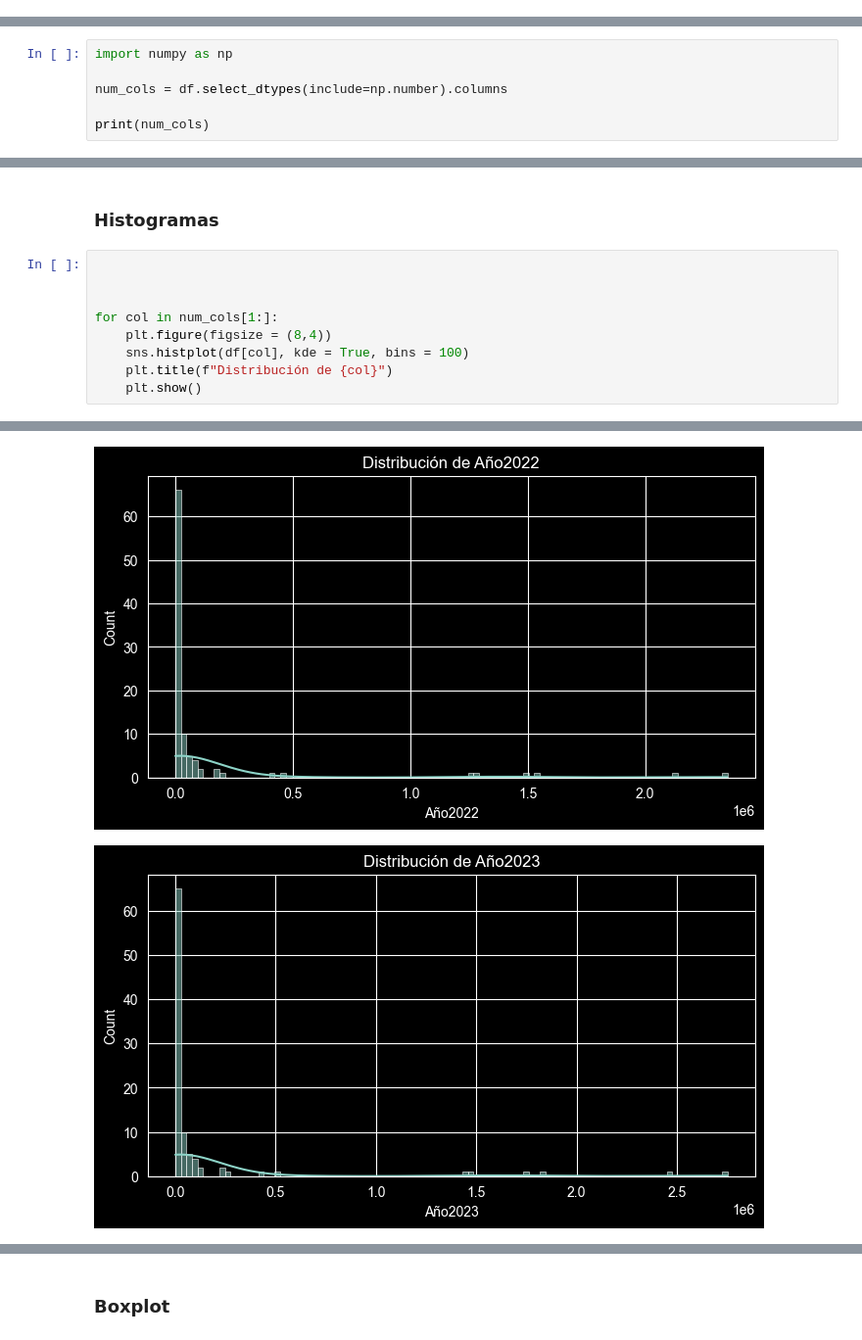
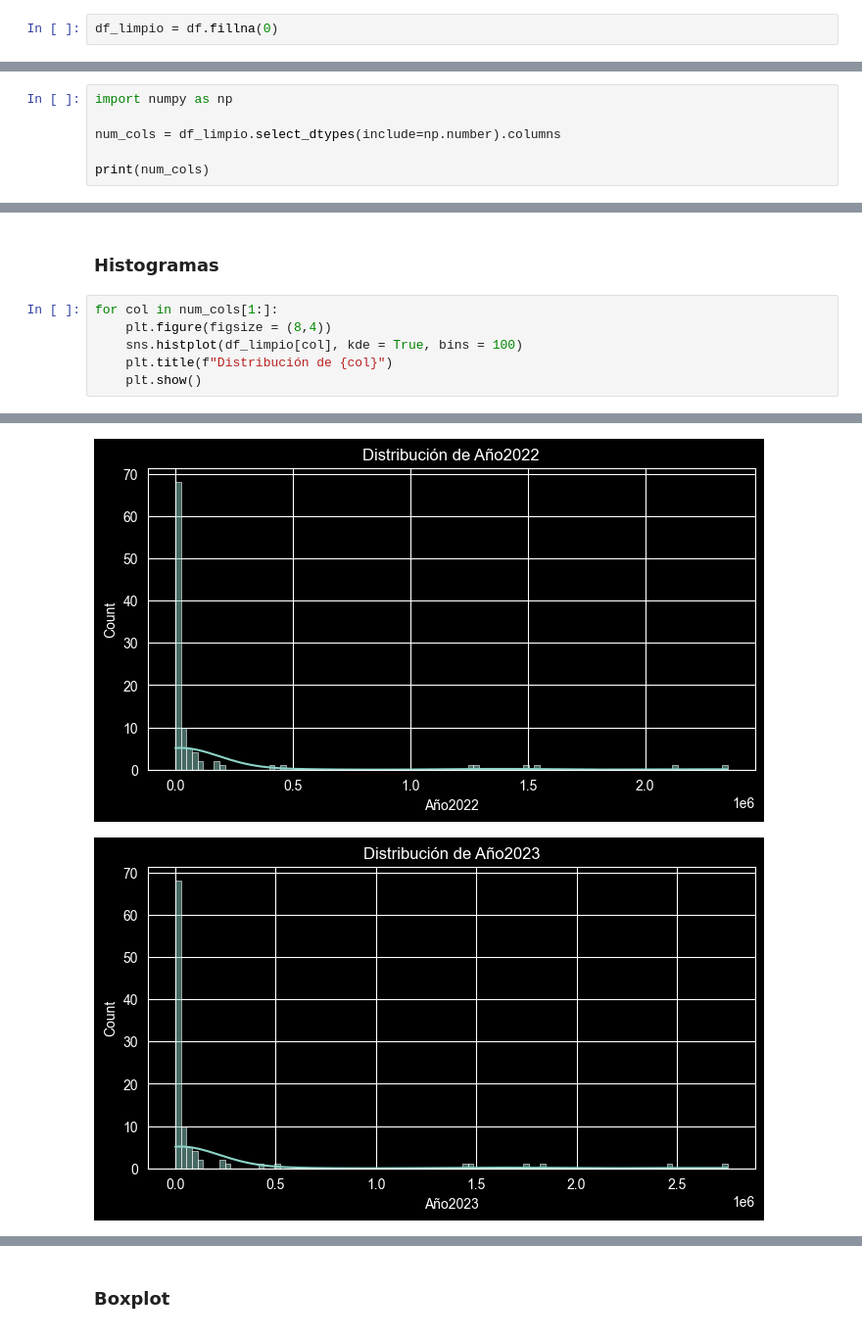
Before and after one commit to MauOrtizC/Proyecto_An-lisis_y_Predicci-n_del_Turismo_en_Costa_Rica, a Jupyter notebook: src/eda/EDA.ipynb, the cells around one changed output, grey strips where cells are left out. Shown at 98% size. Saved outputs shown, nothing was run; the diff lists cells and outputs as text.

```diff
--- a/src/eda/EDA.ipynb
+++ b/src/eda/EDA.ipynb
@@ -79,0 +80,2 @@ dtype: float64
+# %%
+df_limpio = df.fillna(0)
@@ -82,7 +101,7 @@ dtype: float64
 # %%
 import numpy as np
 
-num_cols = df.select_dtypes(include=np.number).columns
+num_cols = df_limpio.select_dtypes(include=np.number).columns
 
 print(num_cols)
 # %% [output]
@@ -92,12 +111,9 @@ Index(['id', 'Año2017', 'Año2018', 'Año2019', 'Año2020', 'Año2021', 'Año20
 # %% [markdown]
 ### Histogramas
 # %%
-
-
-
 for col in num_cols[1:]:
     plt.figure(figsize = (8,4))
-    sns.histplot(df[col], kde = True, bins = 100)
+    sns.histplot(df_limpio[col], kde = True, bins = 100)
     plt.title(f"Distribución de {col}")
     plt.show()
 # %% [output]
@@ -109,3 +125,3 @@ for col in num_cols[1:]:
-[figure, old version]
+[figure, new version]
-[figure, old version]
+[figure, new version]
 [figure]
```
Also changed, not shown: parts of 11 cells of this notebook.
